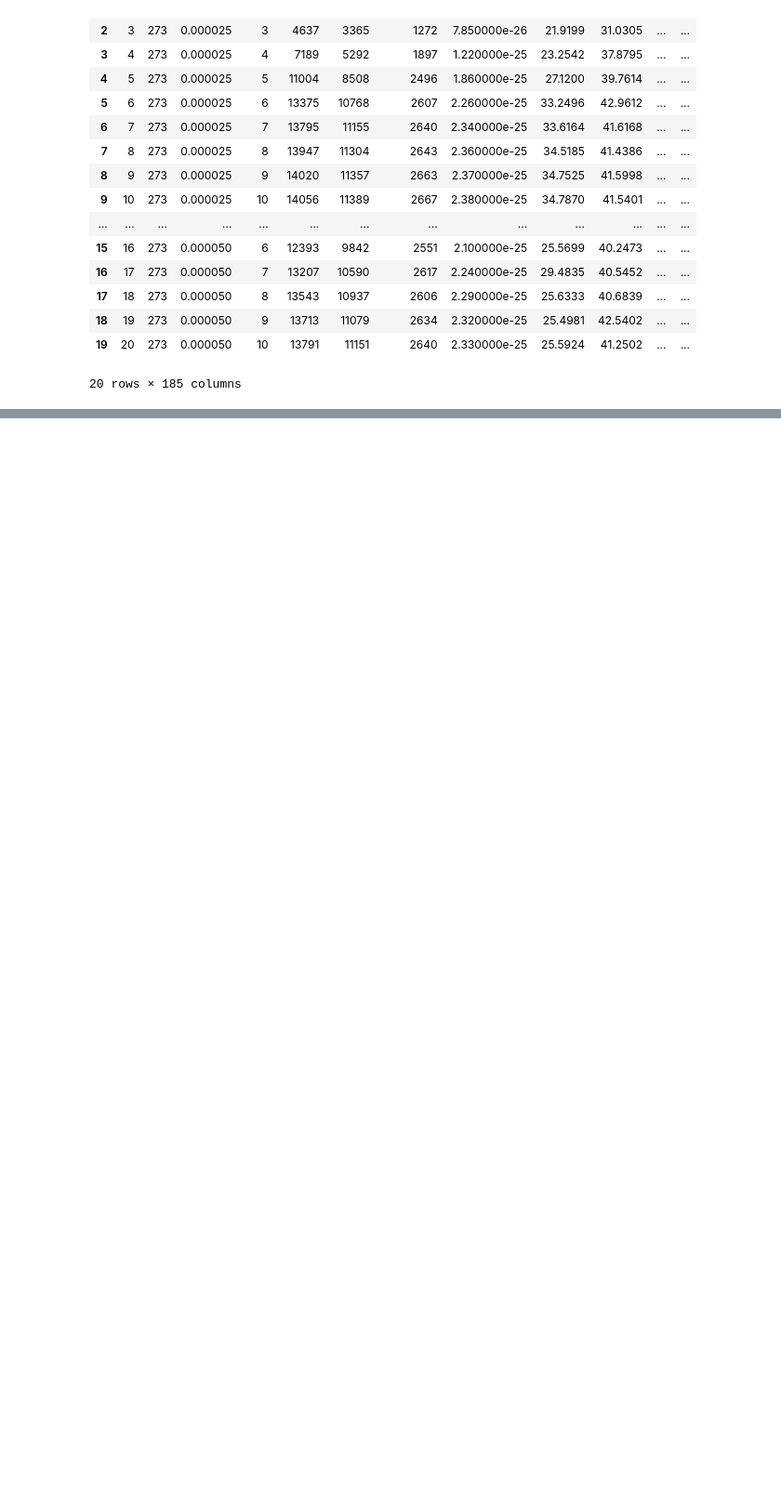
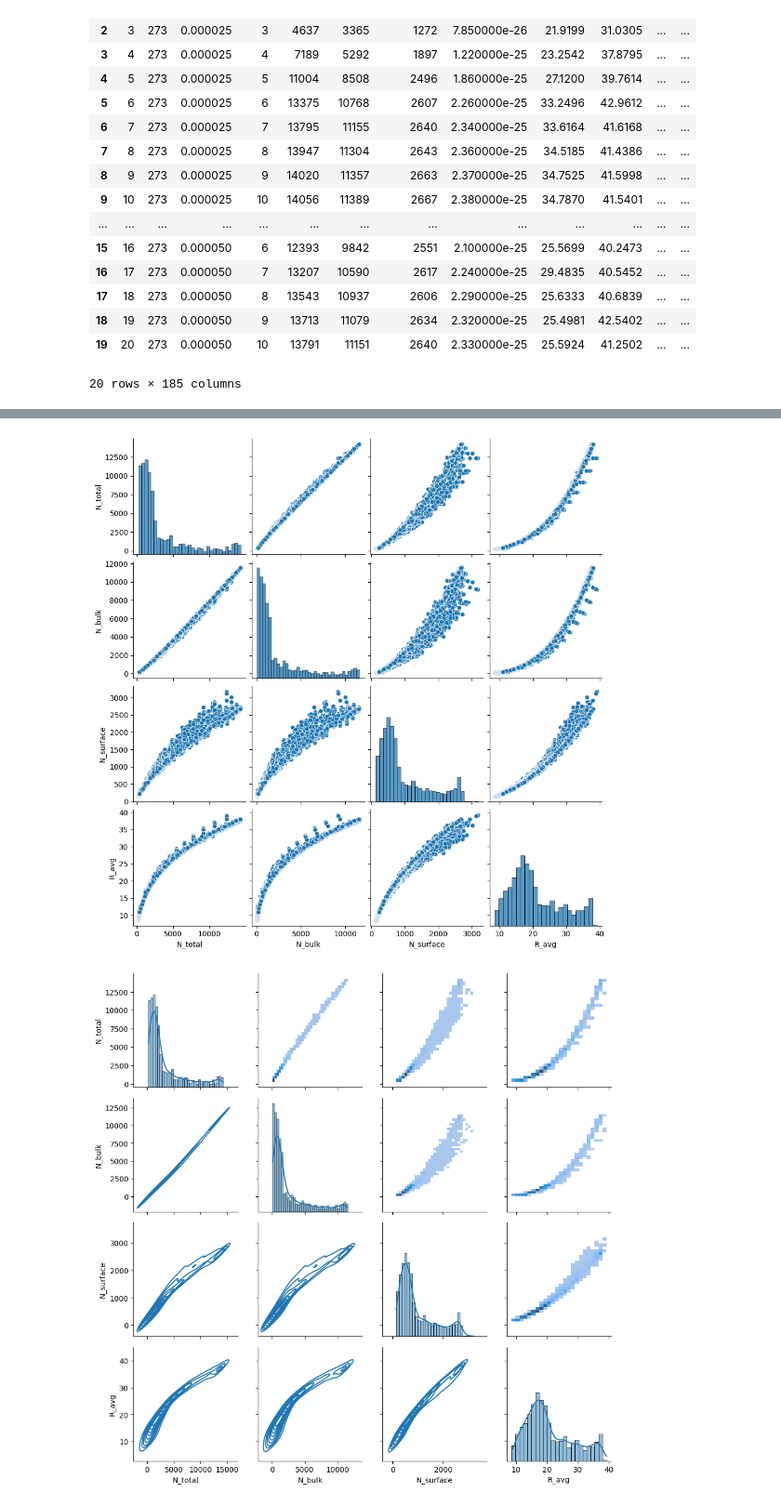
Before and after one commit to ThulinaWickramasinghe/DL_LAB_01, a Jupyter notebook: DL_Lab_Task2.ipynb, the cells around one changed output, grey strips where cells are left out. Shown at 93% size. Saved outputs shown, nothing was run; the diff lists cells and outputs as text; code cells hidden in the pictures; blank space fills up the shorter version.

```diff
--- a/DL_Lab_Task2.ipynb
+++ b/DL_Lab_Task2.ipynb
@@ -37,0 +70,15 @@ df2.mean()
+# %%
+# scatter plots and histograms
+graph_0 = sns.pairplot(df2)
+
+# kernal density estimation plot on the diagonal
+# bivariate kernal density estimation plot on the lower half
+graph_0 = sns.PairGrid(df2)
+graph_0.map_upper(sns.histplot)
+graph_0.map_diag(sns.histplot, kde=True)
+graph_0.map_lower(sns.kdeplot)
+
+plt.show()
+# %% [output]
+[figure, added]
+[figure, added]
```
Also changed, not shown: parts of 5 cells of this notebook.
